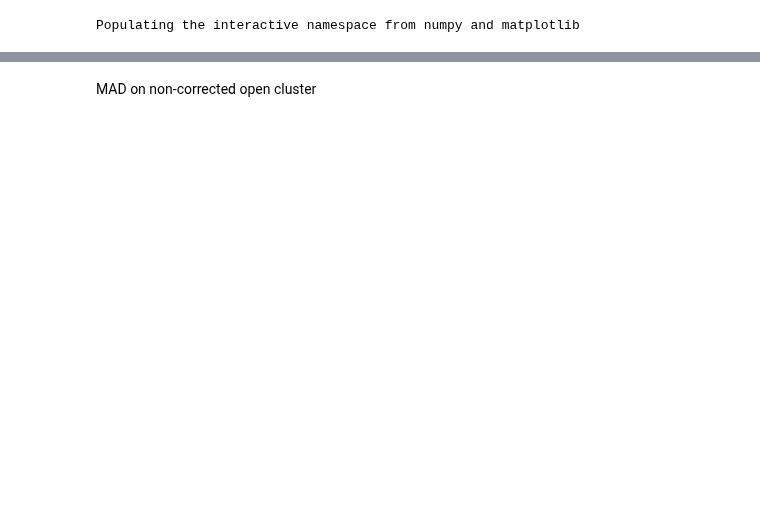
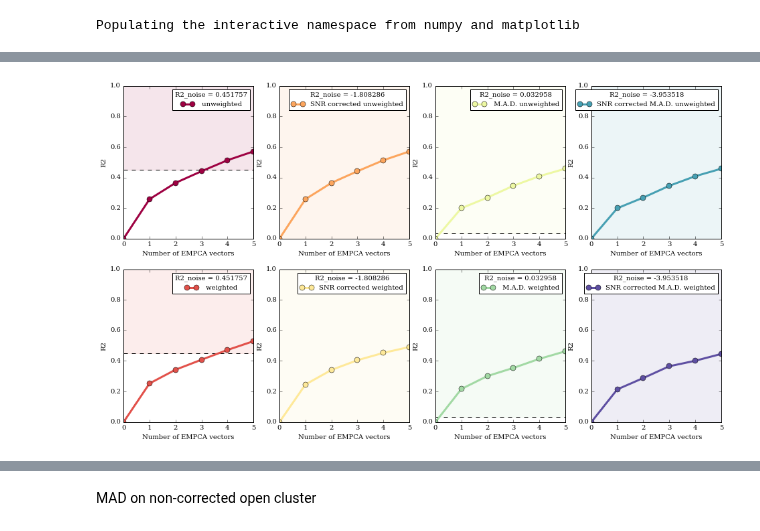
Before and after one commit to NatalieP-J/rcapogee-plots, a Jupyter notebook: empca.ipynb, the cells around one changed output, grey strips where cells are left out. Cells and saved outputs as stored; diff of their text form; code cells hidden in the pictures; blank space fills up the shorter version.

```diff
--- a/empca.ipynb
+++ b/empca.ipynb
@@ -14,0 +27,4 @@ Populating the interactive namespace from numpy and matplotlib
+# %%
+run comp_empca.py -s clusters/pickles/empca,N6819,.pkl
+# %% [output]
+[figure, added]
```
Also changed, not shown: parts of 9 cells of this notebook, 2 other files.
